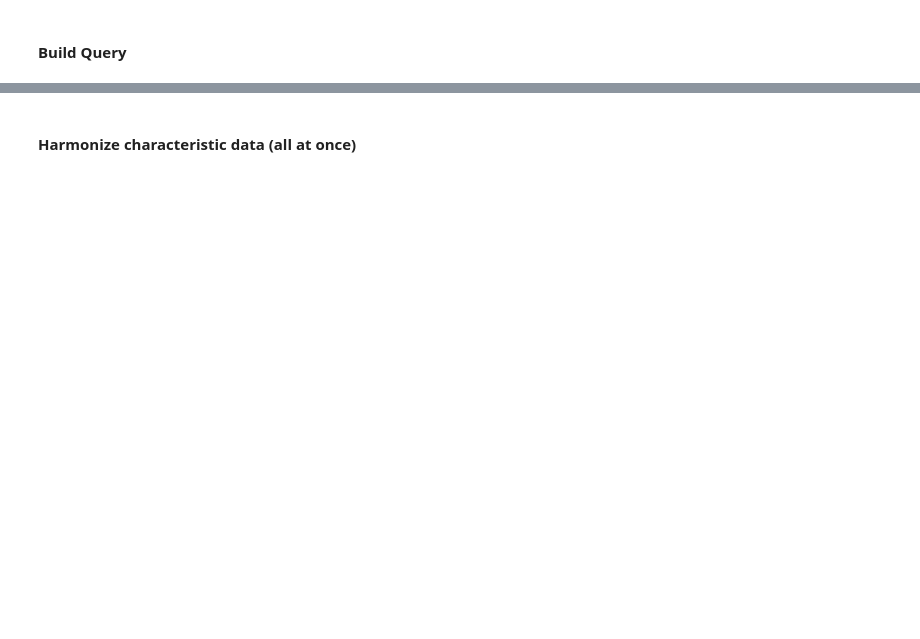
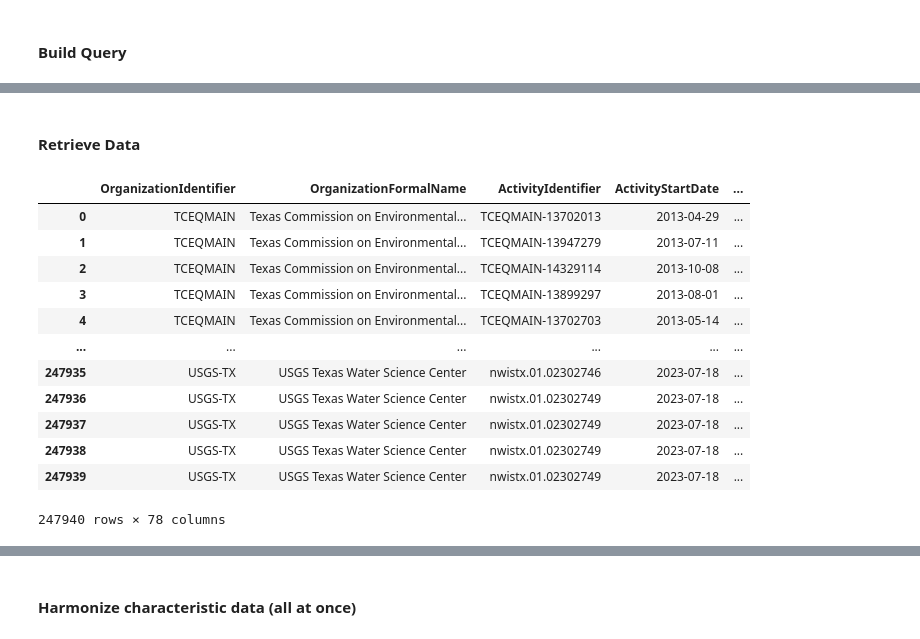
Before and after one commit to USEPA/harmonize-wq, a Jupyter notebook: demos/Harmonize_GOM.ipynb, the cells around one changed output, grey strips where cells are left out. Saved outputs shown, nothing was run; the diff lists cells and outputs as text; code cells hidden in the pictures; blank space fills up the shorter version.

```diff
--- a/demos/Harmonize_GOM.ipynb
+++ b/demos/Harmonize_GOM.ipynb
@@ -94,0 +255,22 @@ stations_clipped.plot()
+# %% [markdown]
+#### Retrieve Data
+# %%
+query['dataProfile'] = 'narrowResult'
+res_narrow, md_narrow = wqp.get_results(**query)
+
+# dataframe of downloaded results
+res_narrow
+# %% [output]
+|  | OrganizationIdentifier | OrganizationFormalName | ActivityIdentifier | ActivityStartDate | ... |
+| 0 | TCEQMAIN | Texas Commission on Environmental... | TCEQMAIN-13702013 | 2013-04-29 | ... |
+| 1 | TCEQMAIN | Texas Commission on Environmental... | TCEQMAIN-13947279 | 2013-07-11 | ... |
+| 2 | TCEQMAIN | Texas Commission on Environmental... | TCEQMAIN-14329114 | 2013-10-08 | ... |
+| 3 | TCEQMAIN | Texas Commission on Environmental... | TCEQMAIN-13899297 | 2013-08-01 | ... |
+| 4 | TCEQMAIN | Texas Commission on Environmental... | TCEQMAIN-13702703 | 2013-05-14 | ... |
+| ... | ... | ... | ... | ... | ... |
+| 247935 | USGS-TX | USGS Texas Water Science Center | nwistx.01.02302746 | 2023-07-18 | ... |
+| 247936 | USGS-TX | USGS Texas Water Science Center | nwistx.01.02302749 | 2023-07-18 | ... |
+| 247937 | USGS-TX | USGS Texas Water Science Center | nwistx.01.02302749 | 2023-07-18 | ... |
+| 247938 | USGS-TX | USGS Texas Water Science Center | nwistx.01.02302749 | 2023-07-18 | ... |
+| 247939 | USGS-TX | USGS Texas Water Science Center | nwistx.01.02302749 | 2023-07-18 | ... |
+247940 rows × 78 columns
```
Also changed, not shown: parts of 87 cells of this notebook, 10 other files.
